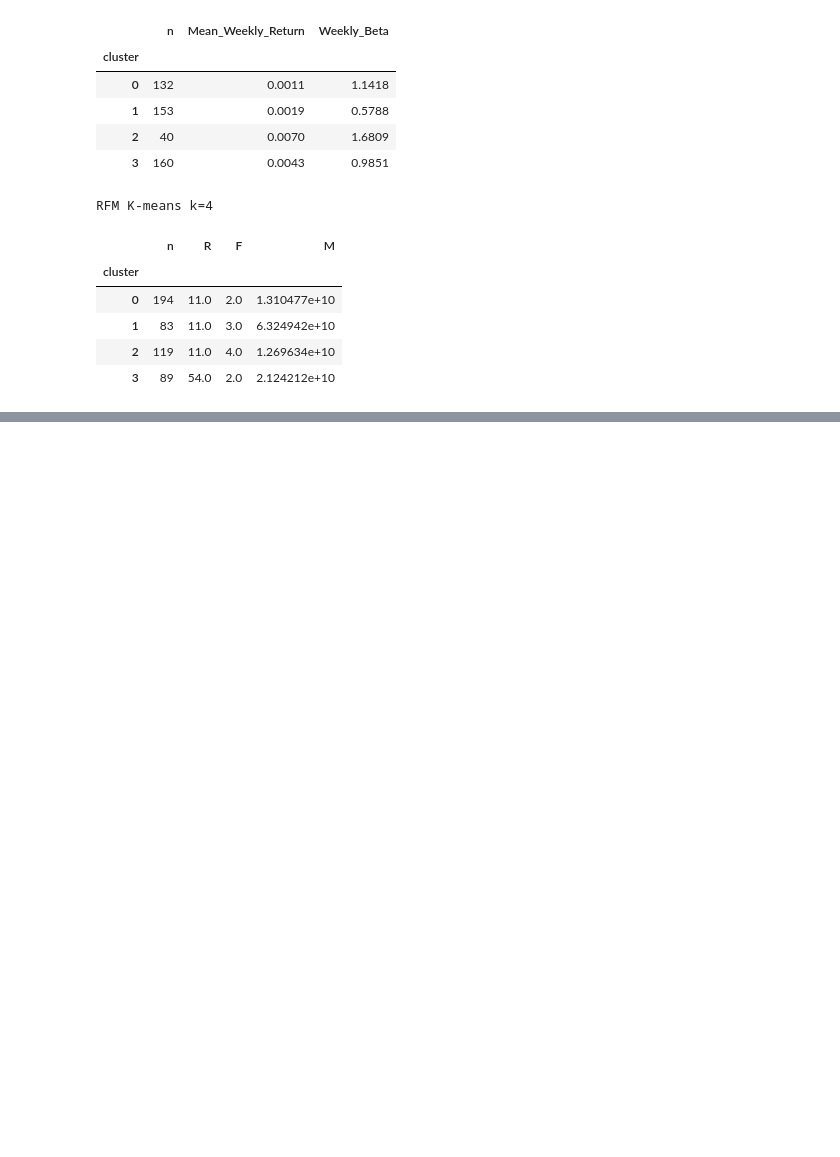
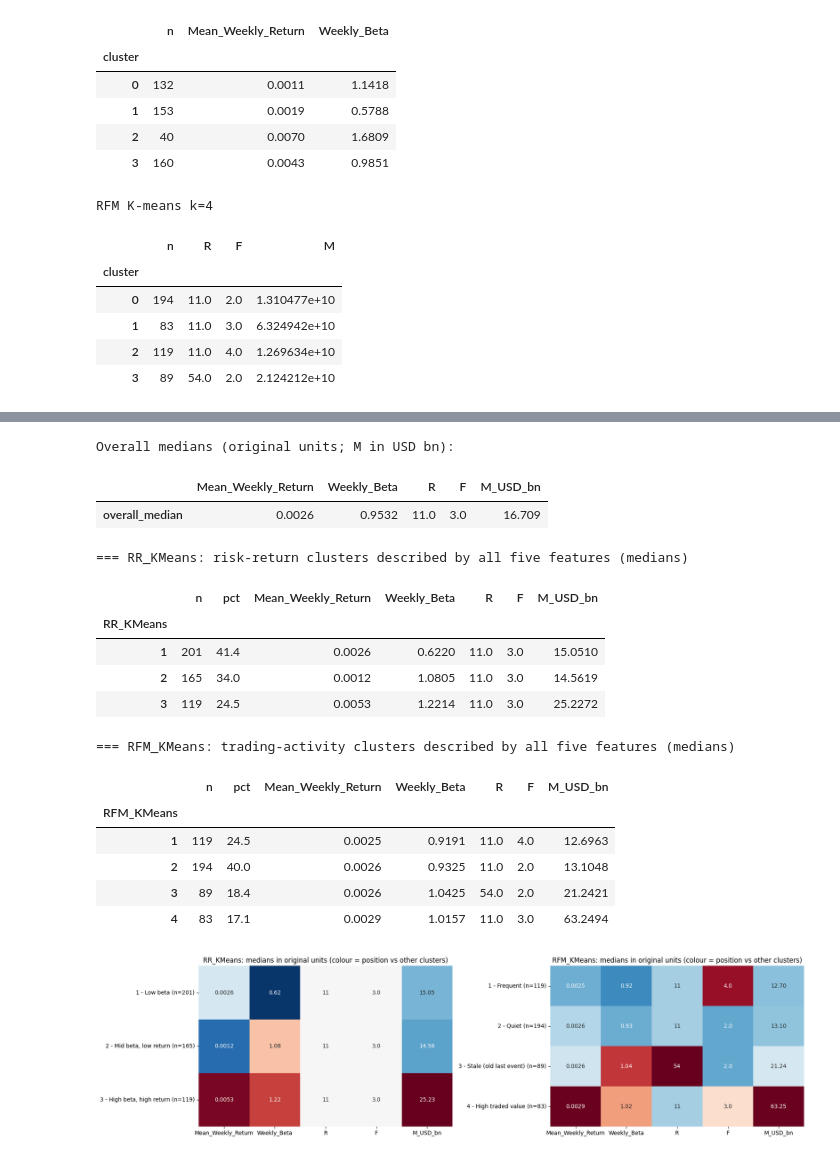
Before and after one commit to aidapassela/Market-Analysis-and-Stock-Segmentation-Using-RFM, a Jupyter notebook: CW1_Market_Analysis_and_Stock_Segmentation_Using_RFM.ipynb, the cells around one changed output, grey strips where cells are left out. Cells and saved outputs as stored; diff of their text form; code cells hidden in the pictures; blank space fills up the shorter version.

Commit message:
Downloading the final outputs

```diff
--- a/CW1_Market_Analysis_and_Stock_Segmentation_Using_RFM.ipynb
+++ b/CW1_Market_Analysis_and_Stock_Segmentation_Using_RFM.ipynb
@@ -1281,3 +1286,11 @@ Share of each feature's variance explained by the clusters (eta squared):
 | log1p_R | 0.858 | 0.806 |
 | F | 0.446 | 0.535 |
 | log1p_M | 0.415 | 0.508 |
+# %%
+import numpy as np, pandas as pd
+f = pd.read_csv("outputs/feature_table.csv", index_col=0)
+X = pd.DataFrame({"log1p_R": np.log1p(f["R"]), "F": f["F"], "log1p_M": np.log1p(f["M"])})
+corr_p, corr_s = X.corr("pearson"), X.corr("spearman")
+print("Pearson:\n", corr_p.round(2)); print("\nSpearman:\n", corr_s.round(2))
+corr_p.round(3).to_csv("outputs/task2_correlations_pearson.csv")
+corr_s.round(3).to_csv("outputs/task2_correlations_spearman.csv")
@@ -1402,0 +1490,52 @@ except Exception as e:
+# %%
+#3.2.1a  Cross-profiles in ORIGINAL units (medians) for both segmentations
+def cross_profile(key):
+    g = assign.groupby(key)
+    out = g[ALL5].median()
+    out["M"] = out["M"] / 1e9
+    out = out.rename(columns={"M": "M_USD_bn"})
+    out.insert(0, "n", g.size()); out.insert(1, "pct", (100 * g.size() / len(assign)).round(1))
+    return out
+
+overall = assign[ALL5].median().rename(index={"M": "M"}).to_frame("overall_median").T
+overall["M"] = overall["M"] / 1e9; overall = overall.rename(columns={"M": "M_USD_bn"})
+print("Overall medians (original units; M in USD bn):"); display(overall.round(4))
+
+prof_rr, prof_rfm = cross_profile(RR_KEY), cross_profile(RFM_KEY)
+print(f"=== {RR_KEY}: risk-return clusters described by all five features (medians) "); display(prof_rr.round(4))
+print(f"=== {RFM_KEY}: trading-activity clusters described by all five features (medians)"); display(prof_rfm.round(4))
+prof_rr.to_csv("outputs/task3_profile_risk_return.csv"); prof_rfm.to_csv("outputs/task3_profile_trading_activity.csv")
+
+def profile_heatmap(prof, title, ax, key):
+    cols = [c for c in prof.columns if c not in ("n", "pct")]
+    z = ((prof[cols] - prof[cols].mean()) / prof[cols].std(ddof=0)).fillna(0)
+    fmt = {"Mean_Weekly_Return": "{:.4f}", "Weekly_Beta": "{:.2f}", "R": "{:.0f}", "F": "{:.1f}", "M_USD_bn": "{:.2f}"}
+    annot = prof[cols].copy().astype(object)
+    for c in cols:
+        annot[c] = prof[c].map(lambda v, c=c: fmt[c].format(v))
+    sns.heatmap(z, annot=annot, fmt="", cmap="RdBu_r", center=0, cbar=False, ax=ax,
+                yticklabels=[f"{cname(key, i)} (n={prof.loc[i, 'n']})" for i in prof.index])
+    ax.set_title(title); ax.set_ylabel("")
+
+fig, axes = plt.subplots(1, 2, figsize=(18, 4.8))
+profile_heatmap(prof_rr,  f"{RR_KEY}: medians in original units (colour = position vs other clusters)", axes[0], RR_KEY)
+profile_heatmap(prof_rfm, f"{RFM_KEY}: medians in original units (colour = position vs other clusters)", axes[1], RFM_KEY)
+plt.tight_layout(); plt.savefig("figures/task3_cross_profiles.png", dpi=150); plt.show()
+# %% [output]
+Overall medians (original units; M in USD bn):
+|  | Mean_Weekly_Return | Weekly_Beta | R | F | M_USD_bn |
+| overall_median | 0.0026 | 0.9532 | 11.0 | 3.0 | 16.709 |
+=== RR_KMeans: risk-return clusters described by all five features (medians)
+|  | n | pct | Mean_Weekly_Return | Weekly_Beta | R | F | M_USD_bn |
+| RR_KMeans |  |  |  |  |  |  |  |
+| 1 | 201 | 41.4 | 0.0026 | 0.6220 | 11.0 | 3.0 | 15.0510 |
+| 2 | 165 | 34.0 | 0.0012 | 1.0805 | 11.0 | 3.0 | 14.5619 |
+| 3 | 119 | 24.5 | 0.0053 | 1.2214 | 11.0 | 3.0 | 25.2272 |
+=== RFM_KMeans: trading-activity clusters described by all five features (medians)
+|  | n | pct | Mean_Weekly_Return | Weekly_Beta | R | F | M_USD_bn |
+| RFM_KMeans |  |  |  |  |  |  |  |
+| 1 | 119 | 24.5 | 0.0025 | 0.9191 | 11.0 | 4.0 | 12.6963 |
+| 2 | 194 | 40.0 | 0.0026 | 0.9325 | 11.0 | 2.0 | 13.1048 |
+| 3 | 89 | 18.4 | 0.0026 | 1.0425 | 54.0 | 2.0 | 21.2421 |
+| 4 | 83 | 17.1 | 0.0029 | 1.0157 | 11.0 | 3.0 | 63.2494 |
+[figure, added]
```
Also changed, not shown: parts of 20 cells of this notebook.
